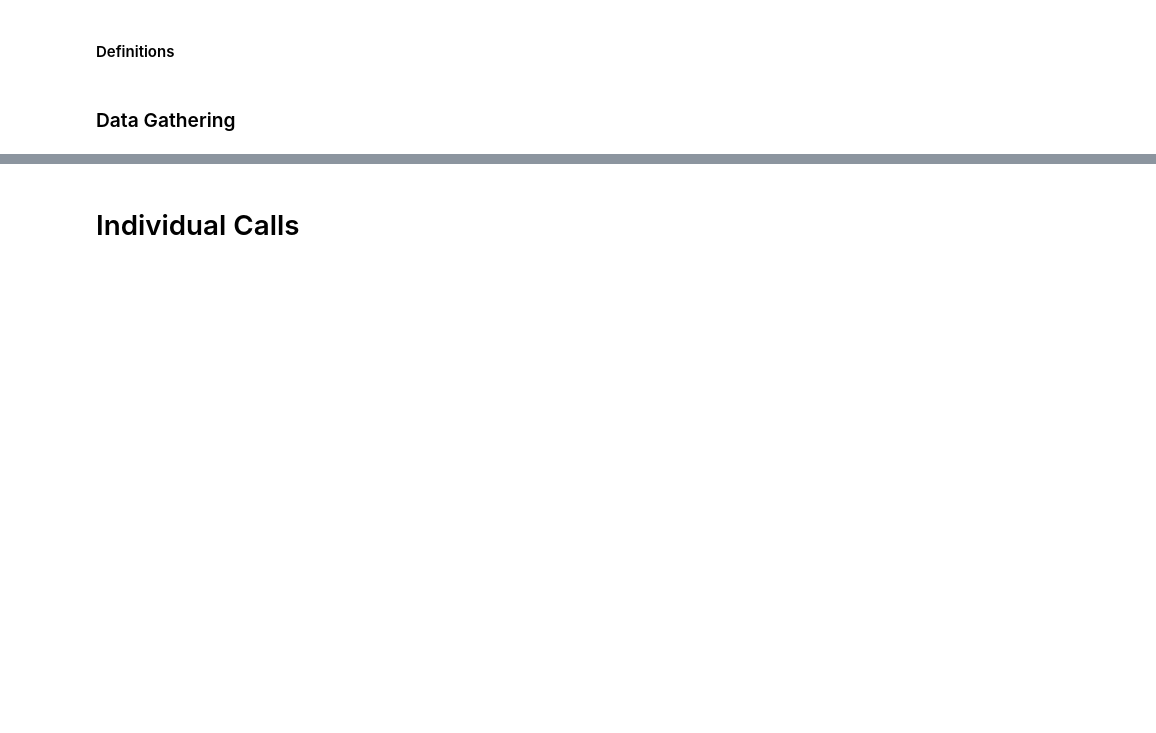
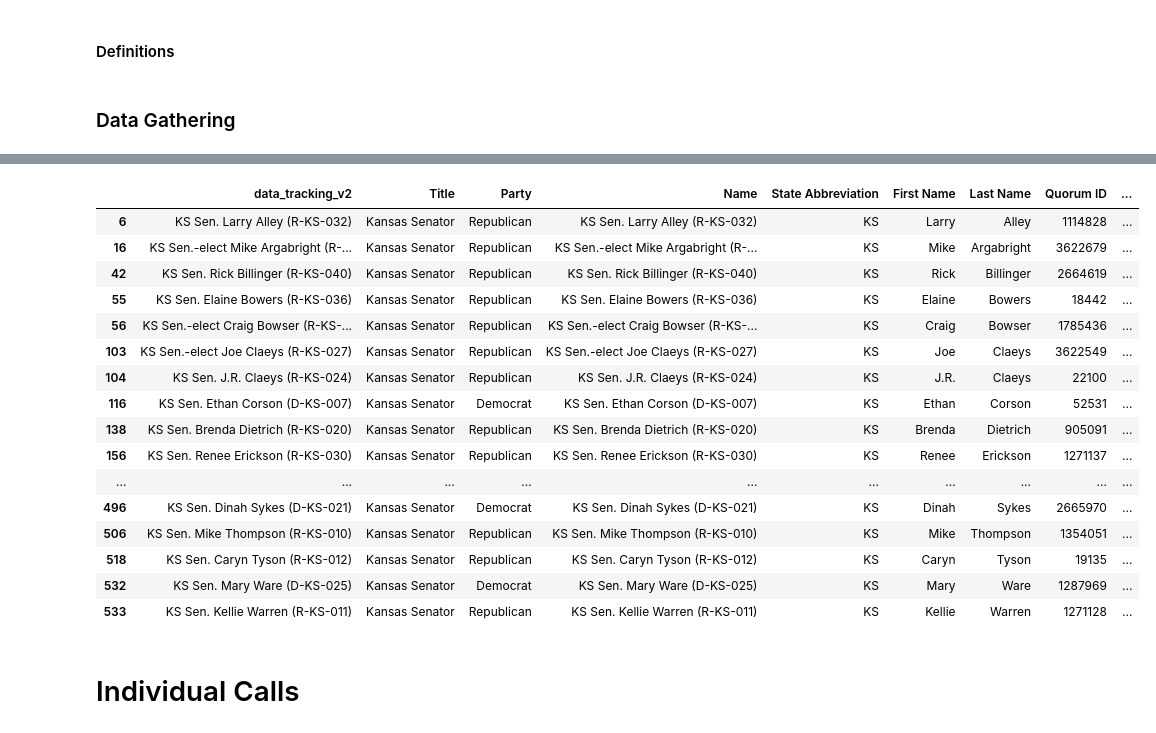
Before and after one commit to cnlutz20/THI_CPRL, a Jupyter notebook: legislator_data_management/quorum_officials_manipulation.ipynb, the cells around one changed output, grey strips where cells are left out. Drawn from its saved outputs; the diff is of its cells as text; code cells hidden in the pictures; blank space fills up the shorter version.

```diff
--- a/legislator_data_management/quorum_officials_manipulation.ipynb
+++ b/legislator_data_management/quorum_officials_manipulation.ipynb
@@ -100,7 +126,7 @@ def create_state_leg_files(df, state_list):
 states = ['ND', 'NM', 'OH', 'OK', 'VA', 'WV', 'AL', 'CT', 'IL', 'IN', 'KS', 'MO', 'NC']
 # %%
 #get officials from quorum sheets download; currently coming from data_tracking_v2 sheet on quorum
-officials_file = r"C:\Users\clutz\OneDrive - THE HUNT INSTITUTE\Documents\Data\legislator data\data_tracking_v2.xlsx"
+officials_file = r"C:\Users\clutz\OneDrive - THE HUNT INSTITUTE\Documents\Data\data imports\quorum\legislator data\2025\leg_quorum_data_12_9_2024.xlsx"
 officials = pd.read_excel(officials_file)
 # %%
 #get list of committees for each state legislative chamber
@@ -114,3 +212,27 @@ create_state_leg_files(officials, ['WV'])
+# %%
+test_df = make_initial_df(officials, "KS", "Senate")
+test_df_filt = test_df[~test_df['Name'].str.contains('Outgoing', regex = True)]
+other = test_df[test_df['Name'].str.contains('Outgoing', regex = True)]
+test_df_filt
+other
+# %% [output]
+|  | data_tracking_v2 | Title | Party | Name | State Abbreviation | First Name | Last Name | Quorum ID | ... |
+| 6 | KS Sen. Larry Alley (R-KS-032) | Kansas Senator | Republican | KS Sen. Larry Alley (R-KS-032) | KS | Larry | Alley | 1114828 | ... |
+| 16 | KS Sen.-elect Mike Argabright (R-... | Kansas Senator | Republican | KS Sen.-elect Mike Argabright (R-... | KS | Mike | Argabright | 3622679 | ... |
+| 42 | KS Sen. Rick Billinger (R-KS-040) | Kansas Senator | Republican | KS Sen. Rick Billinger (R-KS-040) | KS | Rick | Billinger | 2664619 | ... |
+| 55 | KS Sen. Elaine Bowers (R-KS-036) | Kansas Senator | Republican | KS Sen. Elaine Bowers (R-KS-036) | KS | Elaine | Bowers | 18442 | ... |
+| 56 | KS Sen.-elect Craig Bowser (R-KS-... | Kansas Senator | Republican | KS Sen.-elect Craig Bowser (R-KS-... | KS | Craig | Bowser | 1785436 | ... |
+| 103 | KS Sen.-elect Joe Claeys (R-KS-027) | Kansas Senator | Republican | KS Sen.-elect Joe Claeys (R-KS-027) | KS | Joe | Claeys | 3622549 | ... |
+| 104 | KS Sen. J.R. Claeys (R-KS-024) | Kansas Senator | Republican | KS Sen. J.R. Claeys (R-KS-024) | KS | J.R. | Claeys | 22100 | ... |
+| 116 | KS Sen. Ethan Corson (D-KS-007) | Kansas Senator | Democrat | KS Sen. Ethan Corson (D-KS-007) | KS | Ethan | Corson | 52531 | ... |
+| 138 | KS Sen. Brenda Dietrich (R-KS-020) | Kansas Senator | Republican | KS Sen. Brenda Dietrich (R-KS-020) | KS | Brenda | Dietrich | 905091 | ... |
+| 156 | KS Sen. Renee Erickson (R-KS-030) | Kansas Senator | Republican | KS Sen. Renee Erickson (R-KS-030) | KS | Renee | Erickson | 1271137 | ... |
+| ... | ... | ... | ... | ... | ... | ... | ... | ... | ... |
+| 496 | KS Sen. Dinah Sykes (D-KS-021) | Kansas Senator | Democrat | KS Sen. Dinah Sykes (D-KS-021) | KS | Dinah | Sykes | 2665970 | ... |
+| 506 | KS Sen. Mike Thompson (R-KS-010) | Kansas Senator | Republican | KS Sen. Mike Thompson (R-KS-010) | KS | Mike | Thompson | 1354051 | ... |
+| 518 | KS Sen. Caryn Tyson (R-KS-012) | Kansas Senator | Republican | KS Sen. Caryn Tyson (R-KS-012) | KS | Caryn | Tyson | 19135 | ... |
+| 532 | KS Sen. Mary Ware (D-KS-025) | Kansas Senator | Democrat | KS Sen. Mary Ware (D-KS-025) | KS | Mary | Ware | 1287969 | ... |
+| 533 | KS Sen. Kellie Warren (R-KS-011) | Kansas Senator | Republican | KS Sen. Kellie Warren (R-KS-011) | KS | Kellie | Warren | 1271128 | ... |
 # %% [markdown]
 # Individual Calls
 # %% [markdown]
```
Also changed, not shown: parts of 3 cells of this notebook, 5 other files.
